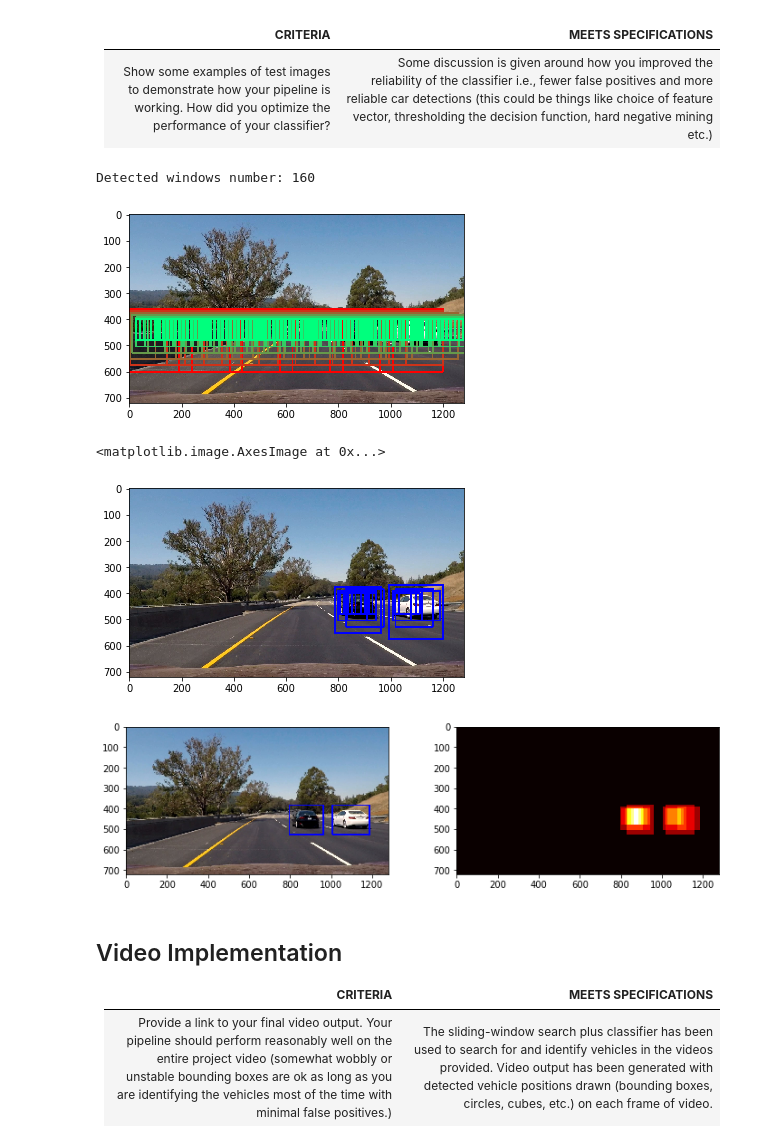
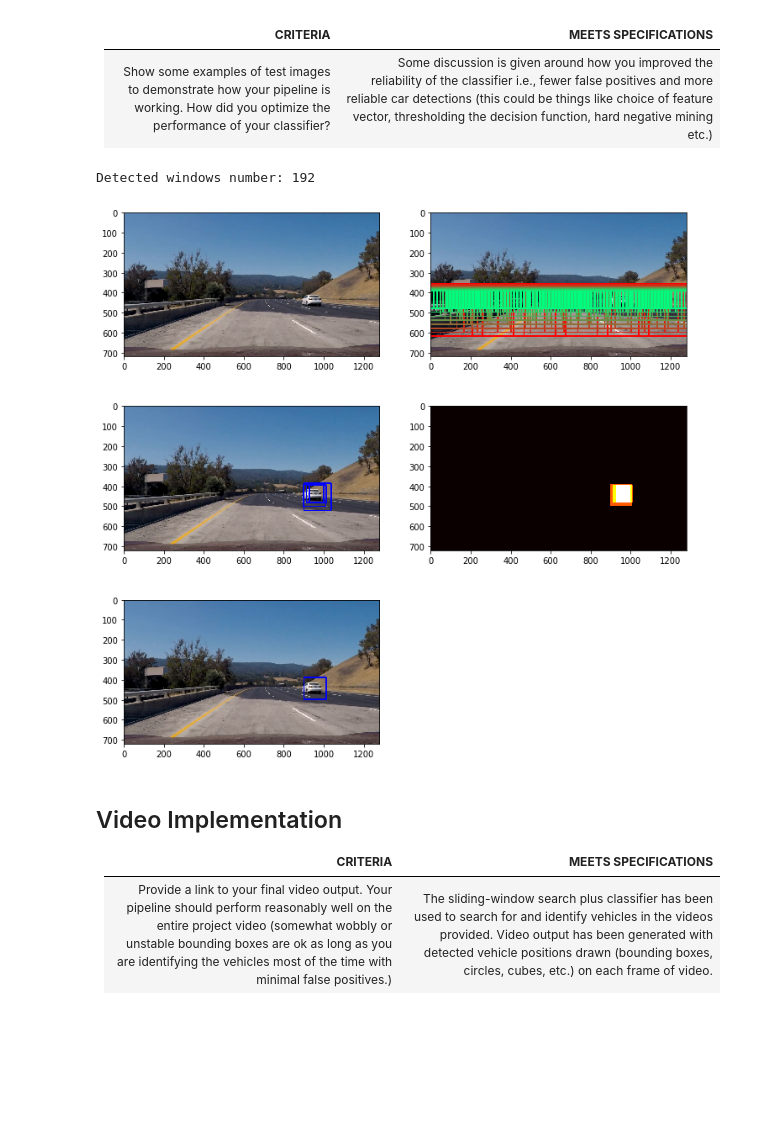
Before and after one commit to amemetov/sdc-term1-prj5-vehicle-detection, a Jupyter notebook: P5-Vehicle-Detection.ipynb, the cells around one changed output. Saved outputs shown, nothing was run; the diff lists cells and outputs as text; code cells hidden in the pictures; blank space fills up the shorter version.

```diff
--- a/P5-Vehicle-Detection.ipynb
+++ b/P5-Vehicle-Detection.ipynb
@@ -337,42 +298,26 @@ from car_detect import find_windows
-# %%
-img = mpimg.imread('./test_images/1/0.jpg')
-#img = mpimg.imread('./test_images/714.jpg')
-#img = mpimg.imread('./test_images/745.jpg')
-
-#plt.imshow(img)
-draw_img, wins = find_windows(img)
-plt.imshow(draw_img)
-plt.imsave('./1.png', draw_img)
-# %% [output]
-Detected windows number: 160
-[figure, removed]
-# %%
-svc = classifier
-#img, wins, svc, X_scaler, cspace, orient, pix_per_cell, cell_per_block, spatial_size, hist_bins
-out_img, box_list = find_cars(img, wins, svc, X_scaler, cs, orient, pix_per_cell, cell_per_block, spatial_size, hist_bins)
-plt.imshow(out_img)
-# %% [output]
-<matplotlib.image.AxesImage at 0x...>
-[figure, removed]
-# %%
-heat = np.zeros_like(img[:,:,0]).astype(np.float)
-
-# Add heat to each box in box list
-heat = add_heat(heat, box_list)
-
-# Apply threshold to help remove false positives
-heat = apply_threshold(heat, 1)
-
-# Visualize the heatmap when displaying
-heatmap = np.clip(heat, 0, 255)
-
-# Find final boxes from heatmap using label function
-labels = label(heatmap)
-draw_img, boxes = draw_labeled_bboxes(np.copy(img), labels)
-
-visualize([draw_img, heatmap], 1, 2, figsize=(12, 3))
-# %% [output]
-[figure, removed]
+# %%
+#img = mpimg.imread('./test_images/1/0.jpg')
+#img = mpimg.imread('./test_images/1/27.jpg')
+img = mpimg.imread('./test_images/608.jpg')
+#img = mpimg.imread('./test_images/619.jpg')
+#img = mpimg.imread('./test_images/624.jpg')
+#img = mpimg.imread('./test_images/625.jpg')
+#img = mpimg.imread('./test_images/631.jpg')
+#img = mpimg.imread('./test_images/714.jpg')
+#img = mpimg.imread('./test_images/745.jpg')
+#img = mpimg.imread('./test_images/915.jpg')
+
+svc = classifier
+
+wins_img, wins = find_windows(img)
+car_candidates_img, box_list = find_cars(img, wins, svc, X_scaler, cs, orient, pix_per_cell, cell_per_block, spatial_size, hist_bins)
+heatmap, final_img, car_boxes = process_car_candidates(img, box_list, 1)
+
+#plt.imshow(final_img)
+visualize([img, wins_img, car_candidates_img, heatmap, final_img], 3, 2, (12,12), titles=None, img_cmap=None)
+# %% [output]
+Detected windows number: 192
+[figure, added]
 # %% [markdown]
 ## Video Implementation
 
```
Also changed, not shown: parts of 12 cells of this notebook, 2 other files.
